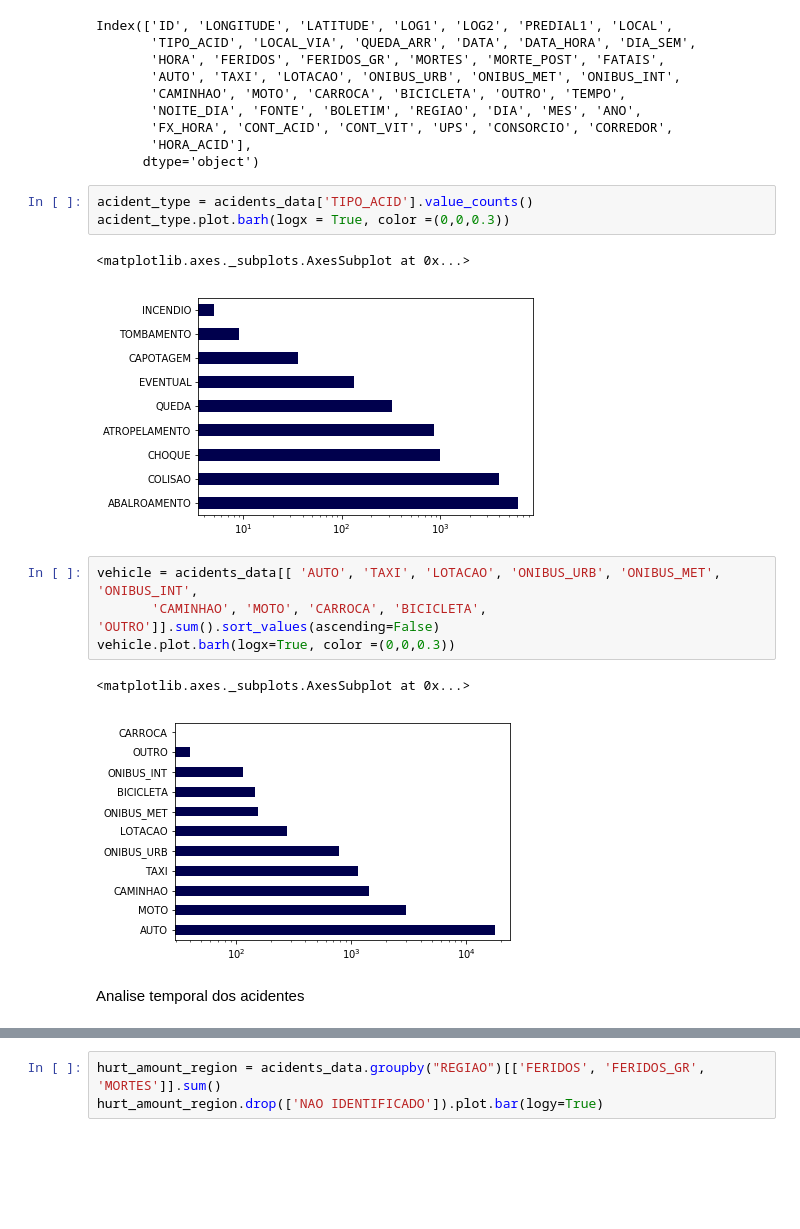
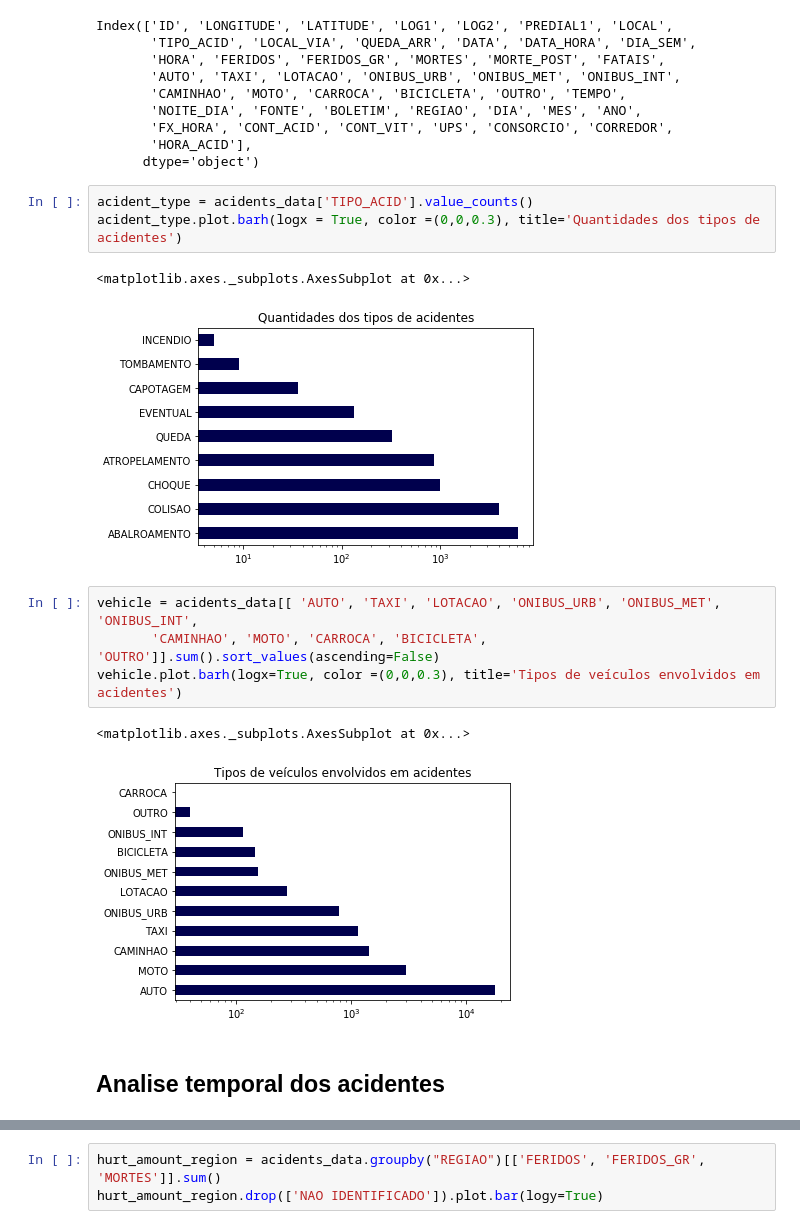
Before and after one commit to if1015-datascience-ufpe/2018-2-projeto-data-lords, a Jupyter notebook: project.ipynb, the cells around one changed output, grey strips where cells are left out. Drawn from its saved outputs; the diff is of its cells as text; blank space fills up the shorter version.

Commit message:
Explain graphics and add new ones

```diff
--- a/project.ipynb
+++ b/project.ipynb
@@ -745,18 +743,18 @@ Index(['ID', 'LONGITUDE', 'LATITUDE', 'LOG1', 'LOG2', 'PREDIAL1', 'LOCAL',
       dtype='object')
 # %%
 acident_type = acidents_data['TIPO_ACID'].value_counts()
-acident_type.plot.barh(logx = True, color =(0,0,0.3))
+acident_type.plot.barh(logx = True, color =(0,0,0.3), title='Quantidades dos tipos de acidentes')
 # %% [output]
 <matplotlib.axes._subplots.AxesSubplot at 0x...>
-[figure, old version]
+[figure, new version]
 # %%
 vehicle = acidents_data[[ 'AUTO', 'TAXI', 'LOTACAO', 'ONIBUS_URB', 'ONIBUS_MET', 'ONIBUS_INT',
        'CAMINHAO', 'MOTO', 'CARROCA', 'BICICLETA', 'OUTRO']].sum().sort_values(ascending=False)
-vehicle.plot.barh(logx=True, color =(0,0,0.3))
+vehicle.plot.barh(logx=True, color =(0,0,0.3), title='Tipos de veículos envolvidos em acidentes')
 # %% [output]
 <matplotlib.axes._subplots.AxesSubplot at 0x...>
-[figure, old version]
+[figure, new version]
 # %% [markdown]
- Analise temporal dos acidentes
+## Analise temporal dos acidentes
 # %%
 number_acidents_hour = acidents_data['HORA_ACID'].value_counts()
```
Also changed, not shown: parts of 25 cells of this notebook.
